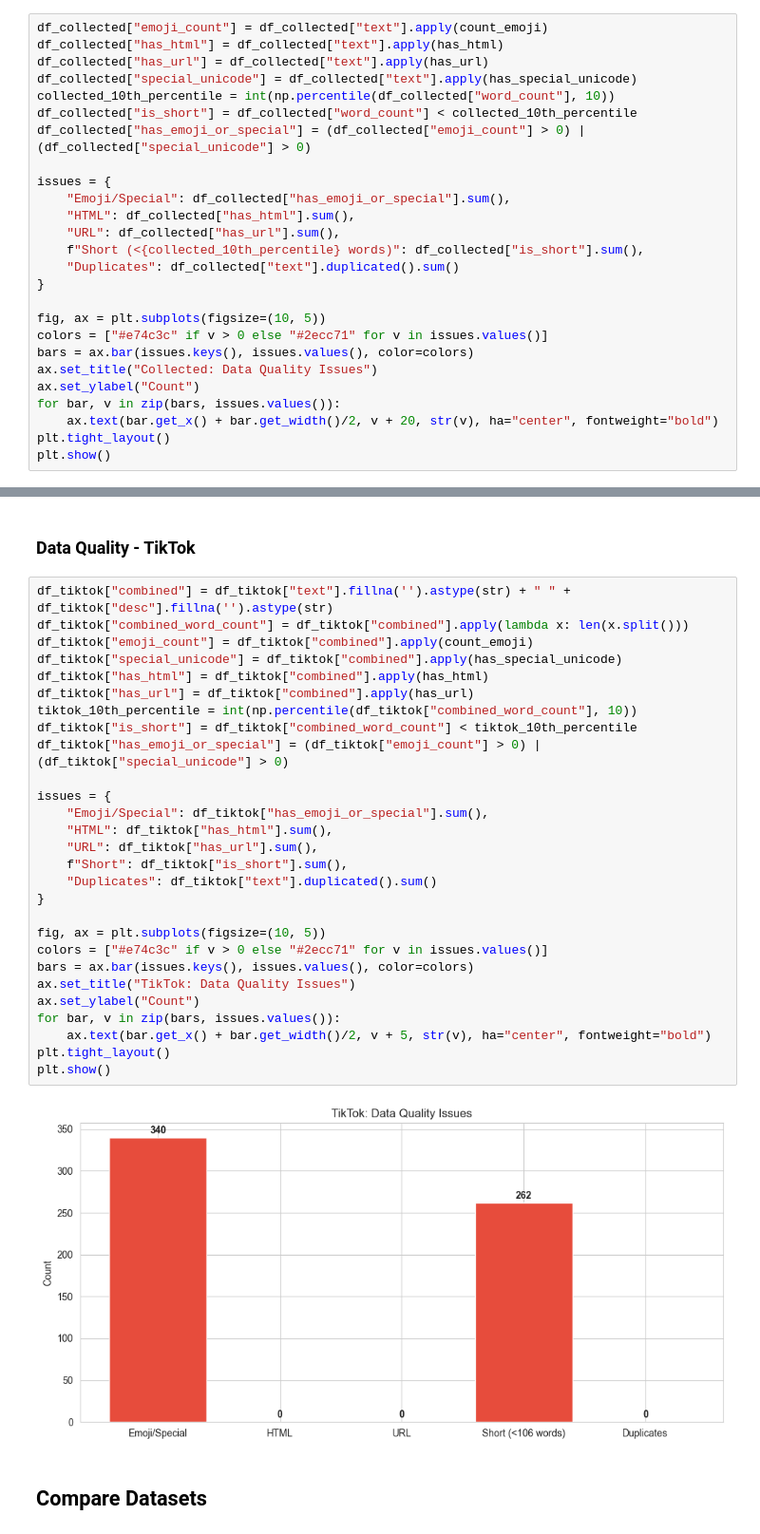
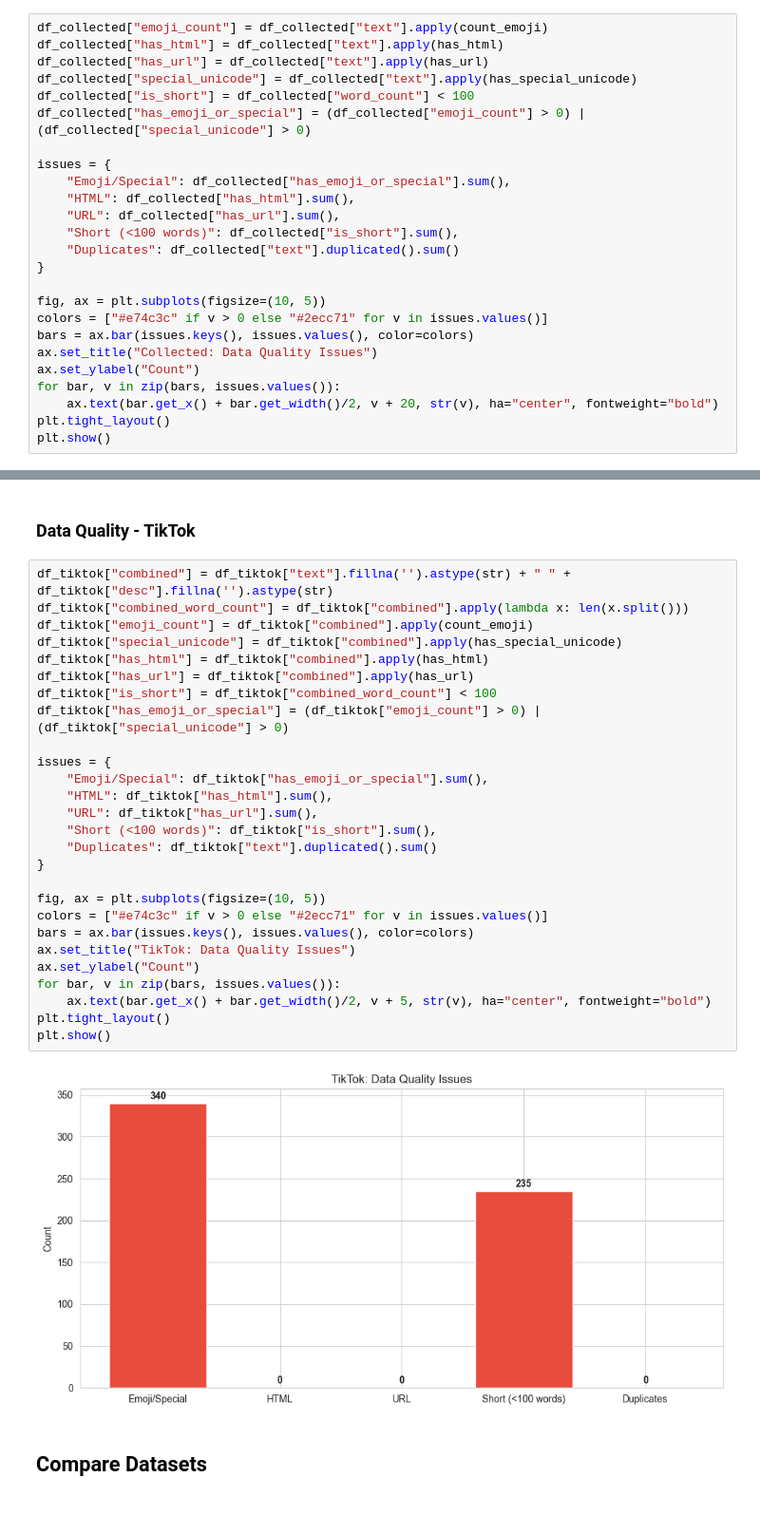
Before and after one commit to ddooxhuy09/vietnam-fake-news-detector, a Jupyter notebook: dataset/data_analysis.ipynb, the cells around one changed output, grey strips where cells are left out. Shown at 95% size. Drawn from its saved outputs; the diff is of its cells as text.

```diff
--- a/dataset/data_analysis.ipynb
+++ b/dataset/data_analysis.ipynb
@@ -113,15 +113,14 @@ df_collected["emoji_count"] = df_collected["text"].apply(count_emoji)
 df_collected["has_html"] = df_collected["text"].apply(has_html)
 df_collected["has_url"] = df_collected["text"].apply(has_url)
 df_collected["special_unicode"] = df_collected["text"].apply(has_special_unicode)
-collected_10th_percentile = int(np.percentile(df_collected["word_count"], 10))
-df_collected["is_short"] = df_collected["word_count"] < collected_10th_percentile
+df_collected["is_short"] = df_collected["word_count"] < 100
 df_collected["has_emoji_or_special"] = (df_collected["emoji_count"] > 0) | (df_collected["special_unicode"] > 0)
 
 issues = {
     "Emoji/Special": df_collected["has_emoji_or_special"].sum(),
     "HTML": df_collected["has_html"].sum(),
     "URL": df_collected["has_url"].sum(),
-    f"Short (<{collected_10th_percentile} words)": df_collected["is_short"].sum(),
+    "Short (<100 words)": df_collected["is_short"].sum(),
     "Duplicates": df_collected["text"].duplicated().sum()
 }
 
@@ -213,33 +212,32 @@ plt.show()
 # %%
 df_tiktok["combined"] = df_tiktok["text"].fillna('').astype(str) + " " + df_tiktok["desc"].fillna('').astype(str)
 df_tiktok["combined_word_count"] = df_tiktok["combined"].apply(lambda x: len(x.split()))
 df_tiktok["emoji_count"] = df_tiktok["combined"].apply(count_emoji)
 df_tiktok["special_unicode"] = df_tiktok["combined"].apply(has_special_unicode)
 df_tiktok["has_html"] = df_tiktok["combined"].apply(has_html)
 df_tiktok["has_url"] = df_tiktok["combined"].apply(has_url)
-tiktok_10th_percentile = int(np.percentile(df_tiktok["combined_word_count"], 10))
-df_tiktok["is_short"] = df_tiktok["combined_word_count"] < tiktok_10th_percentile
+df_tiktok["is_short"] = df_tiktok["combined_word_count"] < 100
 df_tiktok["has_emoji_or_special"] = (df_tiktok["emoji_count"] > 0) | (df_tiktok["special_unicode"] > 0)
 
 issues = {
     "Emoji/Special": df_tiktok["has_emoji_or_special"].sum(),
     "HTML": df_tiktok["has_html"].sum(),
     "URL": df_tiktok["has_url"].sum(),
-    f"Short": df_tiktok["is_short"].sum(),
+    "Short (<100 words)": df_tiktok["is_short"].sum(),
     "Duplicates": df_tiktok["text"].duplicated().sum()
 }
 
 fig, ax = plt.subplots(figsize=(10, 5))
 colors = ["#e74c3c" if v > 0 else "#2ecc71" for v in issues.values()]
 bars = ax.bar(issues.keys(), issues.values(), color=colors)
 ax.set_title("TikTok: Data Quality Issues")
 ax.set_ylabel("Count")
 for bar, v in zip(bars, issues.values()):
     ax.text(bar.get_x() + bar.get_width()/2, v + 5, str(v), ha="center", fontweight="bold")
 plt.tight_layout()
 plt.show()
 # %% [output]
-[figure, old version]
+[figure, new version]
 # %% [markdown]
 ## Compare Datasets
 # %%
```
Also changed, not shown: parts of 2 cells of this notebook.
